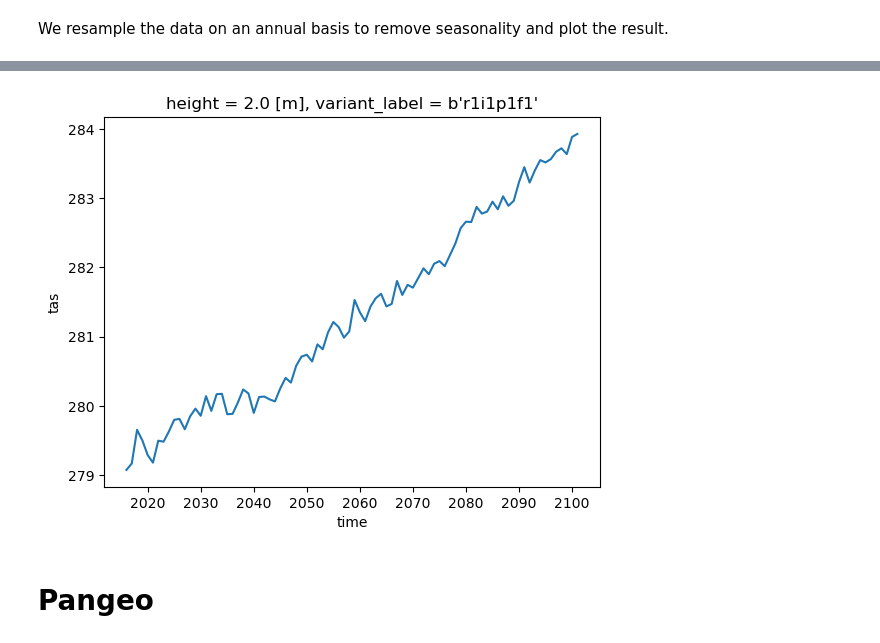
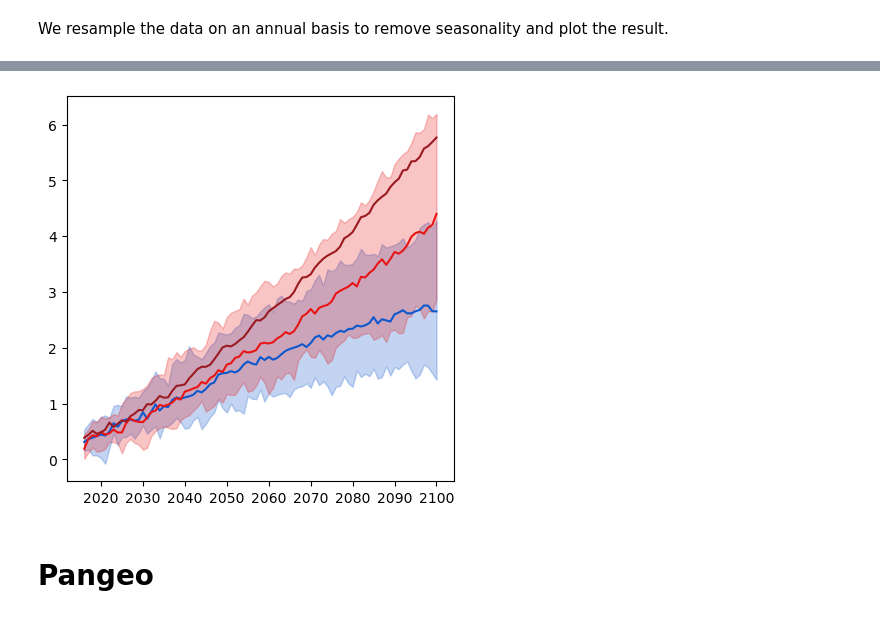
Before and after one commit to SantanderMetGroup/IPCC-Atlas-Datalab, a Jupyter notebook: notebooks/python/esgf-virtual-aggregation/tas.ipynb, the cells around one changed output, grey strips where cells are left out. Drawn from its saved outputs; the diff is of its cells as text; code cells hidden in the pictures.

```diff
--- a/notebooks/python/esgf-virtual-aggregation/tas.ipynb
+++ b/notebooks/python/esgf-virtual-aggregation/tas.ipynb
@@ -423,6 +407,8 @@ Wall time: 18min 44s
 
 ssp370_spatial_mean = []
 for ds in ssp370_dss:
-    weights = np.cos(np.deg2rad(ds["lat"]))
     spatial_mean = ds["tas"].chunk({"time": 100}).mean(["lat", "lon"]).compute(num_workers=8, scheduler="processes")
+    spatial_mean = spatial_mean.convert_calendar("gregorian", align_on="year")
+    spatial_mean = spatial_mean.isel(time=~pd.to_datetime(spatial_mean["time"].values, errors="coerce").isna())
+    spatial_mean["time"] = spatial_mean["time"].astype("datetime64[ns]")
     ssp370_spatial_mean.append(spatial_mean)
@@ -435,4 +418,11 @@ Wall time: 21min 49s
 ssp585_spatial_mean = []
 for ds in ssp585_dss:
     spatial_mean = ds["tas"].chunk({"time": 100}).mean(["lat", "lon"]).compute(num_workers=8, scheduler="processes")
+    spatial_mean = spatial_mean.convert_calendar("gregorian", align_on="year")
+    spatial_mean = spatial_mean.isel(time=~pd.to_datetime(spatial_mean["time"].values, errors="coerce").isna())
+    spatial_mean["time"] = spatial_mean["time"].astype("datetime64[ns]")
+
+    ref = np.datetime64("2015-01-01T12:00:00").astype("datetime64[ns]").astype(int)
+    spatial_mean["time"] = spatial_mean["time"] + (ref - spatial_mean["time"][0].item())
+
     ssp585_spatial_mean.append(spatial_mean)
@@ -444,3 +483,82 @@ We resample the data on an annual basis to remove seasonality and plot the resul
+# %%
+m_ssp245_1995_2014 = (mean_ssp245 - mean_hist_1995_2014).resample({"time": "YE"}).mean().mean("member")
+q_ssp245_1995_2014 = (mean_ssp245 - mean_hist_1995_2014).resample({"time": "YE"}).mean().quantile([.05, .95], dim=["member"])
+
+m_ssp370_1995_2014 = (mean_ssp370 - mean_hist_1995_2014).resample({"time": "YE"}).mean().mean("member")
+q_ssp370_1995_2014 = (mean_ssp370 - mean_hist_1995_2014).resample({"time": "YE"}).mean().quantile([.05, .95], dim=["member"])
+
+m_ssp585_1995_2014 = (mean_ssp585 - mean_hist_1995_2014).resample({"time": "YE"}).mean().mean("member")
+q_ssp585_1995_2014 = (mean_ssp585 - mean_hist_1995_2014).resample({"time": "YE"}).mean().quantile([.05, .95], dim=["member"])
 # %%
-ssp585_spatial_mean[0].resample({"time": "YE"}).mean().plot()
+fig, ax = plt.subplots(figsize=(5,5))
+
+ax.plot(m_ssp245_1995_2014.time, m_ssp245_1995_2014, color="#0e57cc", label=f"SSP1-2.6  {len(mean_ssp126['member'])}")
+ax.fill_between(q_ssp245_1995_2014.time,
+                q_ssp245_1995_2014.sel(quantile=.05),
+                q_ssp245_1995_2014.sel(quantile=.95),
+                color="#0e57cc", alpha=0.25)
+ax.plot(m_ssp370_1995_2014.time, m_ssp370_1995_2014, color="#e81515", label=f"SSP3-7.0  {len(mean_ssp370['member'])}")
+ax.fill_between(q_ssp370_1995_2014.time,
+                q_ssp370_1995_2014.sel(quantile=.05),
+                q_ssp370_1995_2014.sel(quantile=.95),
+                color="#e81515", alpha=0.25)
+ax.plot(m_ssp585_1995_2014.time, m_ssp585_1995_2014, color="#9b1a22", label=f"SSP5-8.5  {len(mean_ssp585['member'])}")
+
+#mean_hist_1995_2014_ye = mean_hist_1995_2014.resample({"time": "YE"}).mean()
+# mean_ssp126_ye = (mean_ssp126 - mean_hist_1995_2014).resample({"time": "YE"}).mean()
+# mean_ssp245_ye = (mean_ssp245 - mean_hist_1995_2014).resample({"time": "YE"}).mean()
+# mean_ssp370_ye = (mean_ssp370 - mean_hist_1995_2014).resample({"time": "YE"}).mean()
+# mean_ssp585_ye = (mean_ssp585 - mean_hist_1995_2014).resample({"time": "YE"}).mean()
+
+#ax.plot(mean_hist_1995_2014_ye.time, mean_hist_1995_2014_ye.mean("member"), color="#010101", label=f"Historical  {len(hist['member'])}")
+# ax.plot(mean_ssp126_ye.time, mean_ssp126_ye.mean("member"), color="#0e57cc", label=f"SSP1-2.6  {len(mean_ssp126_ye['member'])}")
+# ax.plot(mean_ssp245_ye.time, mean_ssp245_ye.mean("member"), color="#e68d26", label=f"SSP2-4.5  {len(mean_ssp245_ye['member'])}")
+# ax.plot(mean_ssp370_ye.time, mean_ssp370_ye.mean("member"), color="#e81515", label=f"SSP3-7.0  {len(mean_ssp370_ye['member'])}")
+# ax.plot(mean_ssp585_ye.time, mean_ssp585_ye.mean("member"), color="#9b1a22", label=f"SSP5-8.5  {len(mean_ssp585_ye['member'])}")
+
+# ytop = 6
+#
+# ax.fill_between(q_hist_1995_2014_YE.time,
+#                 q_hist_1995_2014_YE.sel(quantile=.05),
+#                 q_hist_1995_2014_YE.sel(quantile=.95),
+#                 color="#616161", alpha=0.25)
+# ax.fill_between(q_scenarios_1995_2014.sel(scenario="ssp126").time,
+#                 q_scenarios_1995_2014.sel(scenario="ssp126").sel(quantile=.05),
+#                 q_scenarios_1995_2014.sel(scenario="ssp126").sel(quantile=.95),
+#                 color="#0e57cc", alpha=0.25)
+# ax.fill_between(q_scenarios_1995_2014.sel(scenario="ssp370").time,
+#                 q_scenarios_1995_2014.sel(scenario="ssp370").sel(quantile=.05),
+#                 q_scenarios_1995_2014.sel(scenario="ssp370").sel(quantile=.95),
+#                 color="#e81515", alpha=0.25)
+# ax.set_ylim([-2, ytop])
+# ax.set_ylabel("Relative to 1995-2014 (°C)")
+# ax.axhline(y=0, color="black")
+# ax.text(np.datetime64('2024-12-31T00:00:00.000000000'), -1, "Near\nterm")
+# ax.text(np.datetime64('2044-12-31T00:00:00.000000000'), -1, "Mid\nterm")
+# ax.text(np.datetime64('2084-12-31T00:00:00.000000000'), -1, "Long\nterm")
+
+# ax2 = ax.twinx()
+# ax2.plot(mean_hist_1850_1900_YE.time, mean_hist_1850_1900_YE.mean("member"), color="#010101", label=f"Historical  {len(hist['member'])}")
+# ax2.plot(mean_scenarios_1850_1900.sel(scenario="ssp126").time, mean_scenarios_1850_1900.sel(scenario="ssp126").mean("member"), color="#0e57cc", label=f"SSP1-2.6  {len(ssp126['member'])}")
+# ax2.plot(mean_scenarios_1850_1900.sel(scenario="ssp245").time, mean_scenarios_1850_1900.sel(scenario="ssp245").mean("member"), color="#e68d26", label=f"SSP2-4.5  {len(ssp245['member'])}")
+# ax2.plot(mean_scenarios_1850_1900.sel(scenario="ssp370").time, mean_scenarios_1850_1900.sel(scenario="ssp370").mean("member"), color="#e81515", label=f"SSP3-7.0  {len(ssp370['member'])}")
+# ax2.plot(mean_scenarios_1850_1900.sel(scenario="ssp585").time, mean_scenarios_1850_1900.sel(scenario="ssp585").mean("member"), color="#9b1a22", label=f"SSP5-8.5  {len(ssp585['member'])}")
+# ax2.set_ylabel("Relative to 1850-1900 (°C)")
+# ax2.set_ylim(bottom=-2+.82, top=ytop+.82)
+
+# ax2.fill_between(
+#     mean_scenarios_1995_2014.sel(scenario="ssp126")["time"].sel(time=slice("20200101", "20400101")),
+#     -2+.82, ytop+.82, alpha=.33, color="grey")
+# ax2.fill_between(
+#     mean_scenarios_1995_2014.sel(scenario="ssp126")["time"].sel(time=slice("20400101", "20600101")),
+#     -2+.82, ytop+.82, alpha=.33, color="grey")
+# ax2.fill_between(
+#     mean_scenarios_1995_2014.sel(scenario="ssp126")["time"].sel(time=slice("20800101", None)),
+#     -2+.82, ytop+.82, alpha=.33, color="grey")
+
+# ax.margins(0)
+# ax2.margins(0)
+# ax2.legend()
+
+plt.savefig("t_CMIP6_scenarios.svg")
 # %% [output]
@@ -448,4 +565,4 @@ ssp585_spatial_mean[0].resample({"time": "YE"}).mean().plot()
-[figure, old version]
+[figure, new version]
 # %% [markdown]
 # Pangeo
 # %%
```
Also changed, not shown: parts of 40 cells of this notebook, 1 other file.
